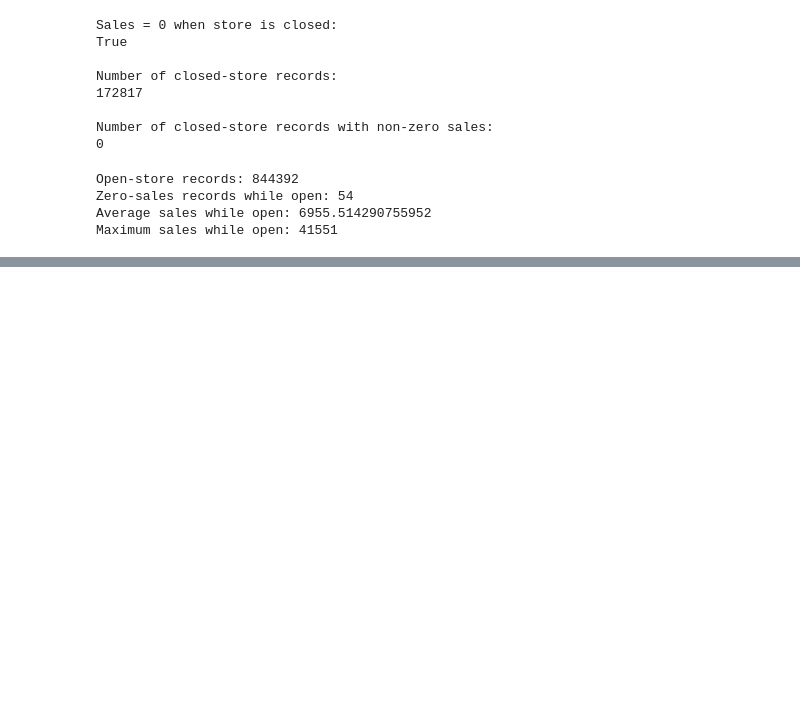
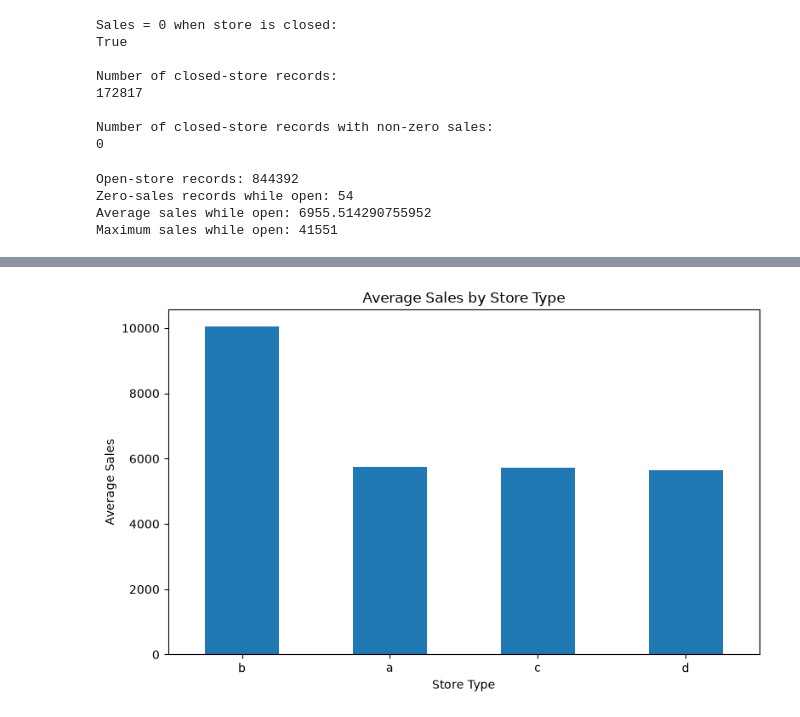
Before and after one commit to vsatish5621/Rossmann-Sales-Forecasting, a Jupyter notebook: notebooks/02_EDA_Analysis.ipynb, the cells around one changed output, grey strips where cells are left out. Saved outputs shown, nothing was run; the diff lists cells and outputs as text; code cells hidden in the pictures; blank space fills up the shorter version.

```diff
--- a/notebooks/02_EDA_Analysis.ipynb
+++ b/notebooks/02_EDA_Analysis.ipynb
@@ -405,0 +753,18 @@ plt.show()
+# %%
+store_type_analysis = (
+    merged.groupby('StoreType')[['Sales', 'Customers']]
+    .mean()
+    .sort_values('Sales', ascending=False)
+)
+
+plt.figure(figsize=(8, 5))
+store_type_analysis['Sales'].plot(kind='bar')
+
+plt.title('Average Sales by Store Type')
+plt.xlabel('Store Type')
+plt.ylabel('Average Sales')
+plt.xticks(rotation=0)
+plt.tight_layout()
+plt.show()
+# %% [output]
+[figure, added]
```
Also changed, not shown: parts of 66 cells of this notebook.
